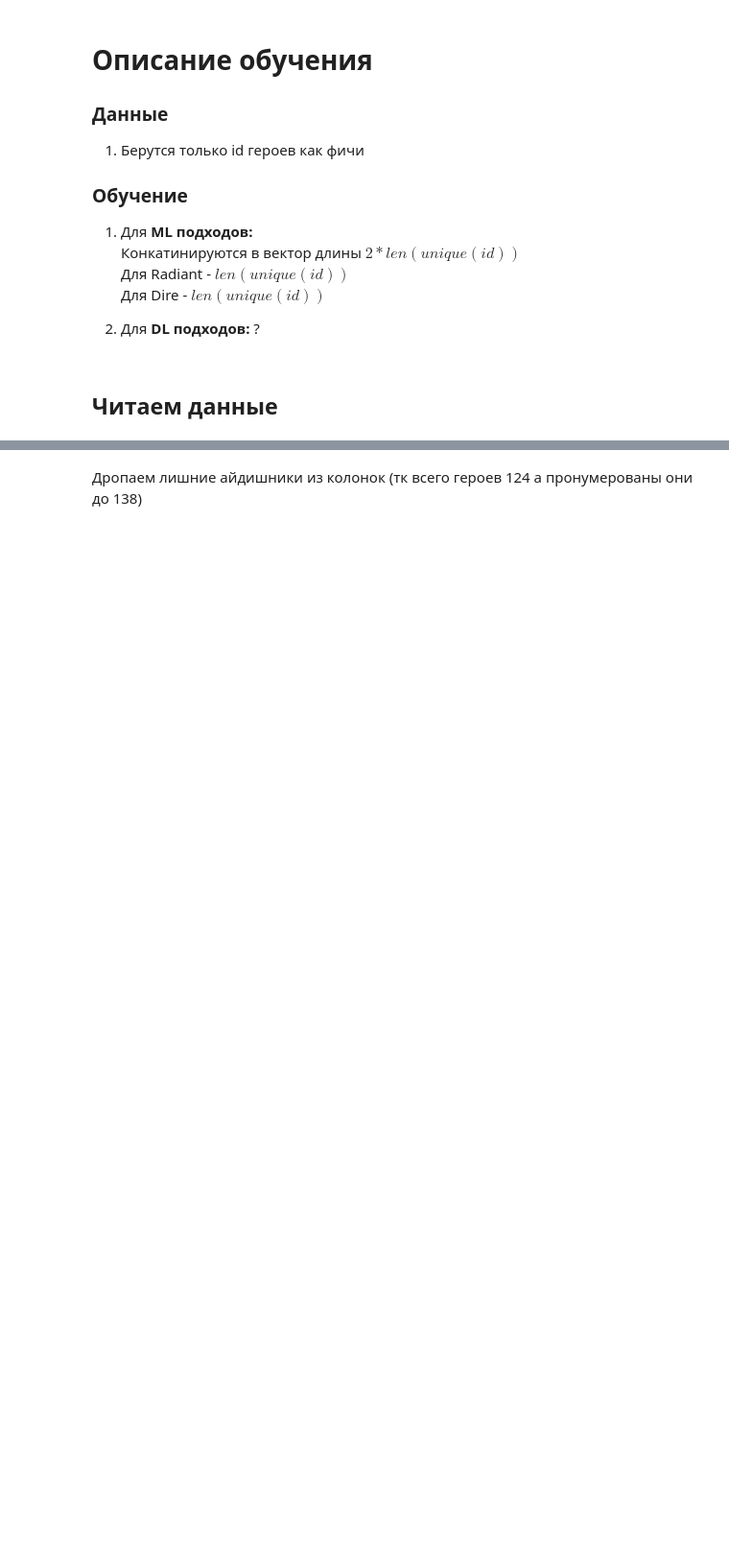
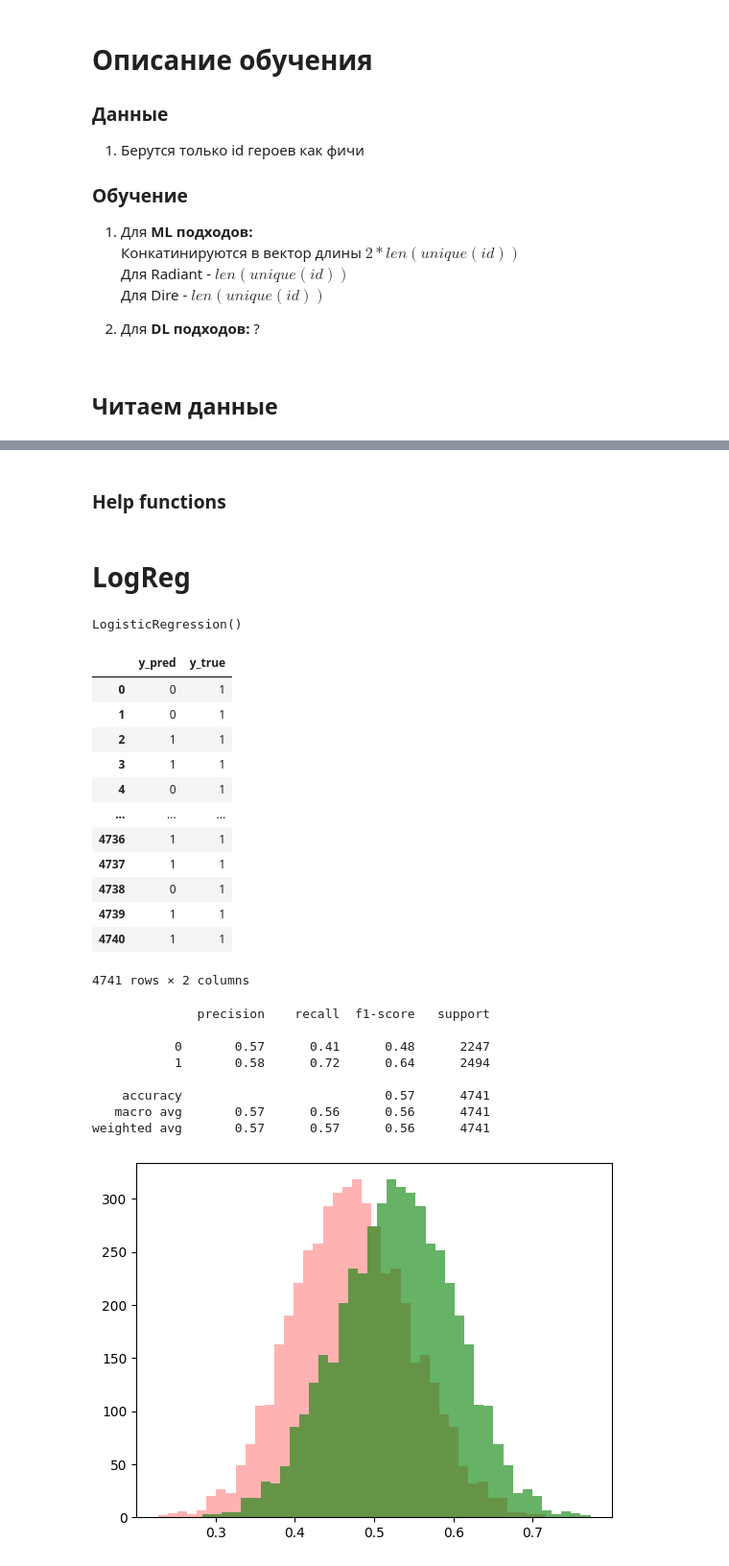
Before and after one commit to LeDron12/SmartDota, a Jupyter notebook: src/experiments/ids_only/ids_only.ipynb, the cells around one changed output, grey strips where cells are left out. Shown at 96% size. Saved outputs shown, nothing was run; the diff lists cells and outputs as text; code cells hidden in the pictures; blank space fills up the shorter version.

```diff
--- a/src/experiments/ids_only/ids_only.ipynb
+++ b/src/experiments/ids_only/ids_only.ipynb
@@ -151,2 +195,0 @@ display(df2)
-# %% [markdown]
-Дропаем лишние айдишники из колонок (тк всего героев 124 а пронумерованы они до 138)
@@ -152,0 +208,70 @@ display(df2)
+# %% [markdown]
+### Help functions
+# %%
+def plot_prob_hist(probas):
+    dire_win, radiant_win = probas[:, 0], probas[:, 1]
+
+    plt.hist(dire_win, color='r', alpha = 0.3, bins=40)
+    plt.hist(radiant_win, color='g', alpha = 0.6, bins=40)
+
+def compare_results(y_pred, y_true, X_val):
+    df = pd.DataFrame()
+    df['y_pred'] = y_pred
+    df['y_true'] = y_true
+    display(df)
+
+def make_prediction(model, heroes):
+    df = pd.DataFrame()
+    df['radiant_hero_ids'] = heroes['radiant']
+    df['dire_hero_ids'] = heroes['dire']
+
+    df = make_hero_onehot(df)
+    X_pred = df.to_numpy()
+
+    probas = model.predict_proba(X_pred)
+    print(probas)
+    probas = np.exp(probas) / np.sum(np.exp(probas)) # softmax
+
+    return {
+        'dire': probas[0],
+        'radiant': probas[1]
+    }
+# %% [markdown]
+# LogReg
+# %%
+from sklearn.linear_model import LogisticRegression
+
+logreg_model = LogisticRegression()
+logreg_model.fit(X_train, y_train)
+# %% [output]
+LogisticRegression()
+# %%
+preds = logreg_model.predict(X_val)
+probas = logreg_model.predict_proba(X_val)
+
+plot_prob_hist(probas)
+compare_results(preds, y_val, X_val)
+print(classification_report(y_val, preds))
+# %% [output]
+|  | y_pred | y_true |
+| 0 | 0 | 1 |
+| 1 | 0 | 1 |
+| 2 | 1 | 1 |
+| 3 | 1 | 1 |
+| 4 | 0 | 1 |
+| ... | ... | ... |
+| 4736 | 1 | 1 |
+| 4737 | 1 | 1 |
+| 4738 | 0 | 1 |
+| 4739 | 1 | 1 |
+| 4740 | 1 | 1 |
+4741 rows × 2 columns
+              precision    recall  f1-score   support
+
+           0       0.57      0.41      0.48      2247
+           1       0.58      0.72      0.64      2494
+
+    accuracy                           0.57      4741
+   macro avg       0.57      0.56      0.56      4741
+weighted avg       0.57      0.57      0.56      4741
+[figure, added]
```
Also changed, not shown: parts of 21 cells of this notebook, 17 other files.
